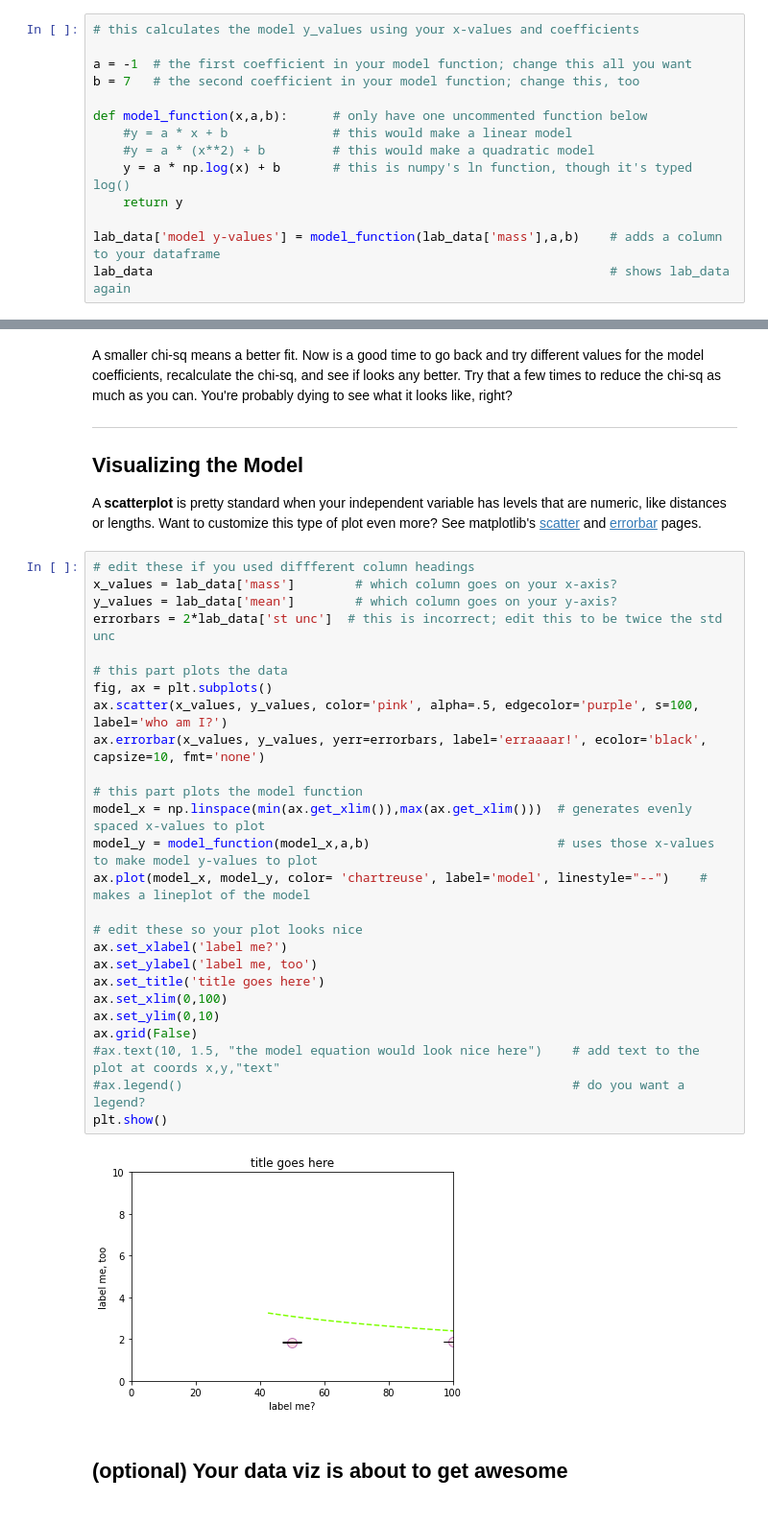
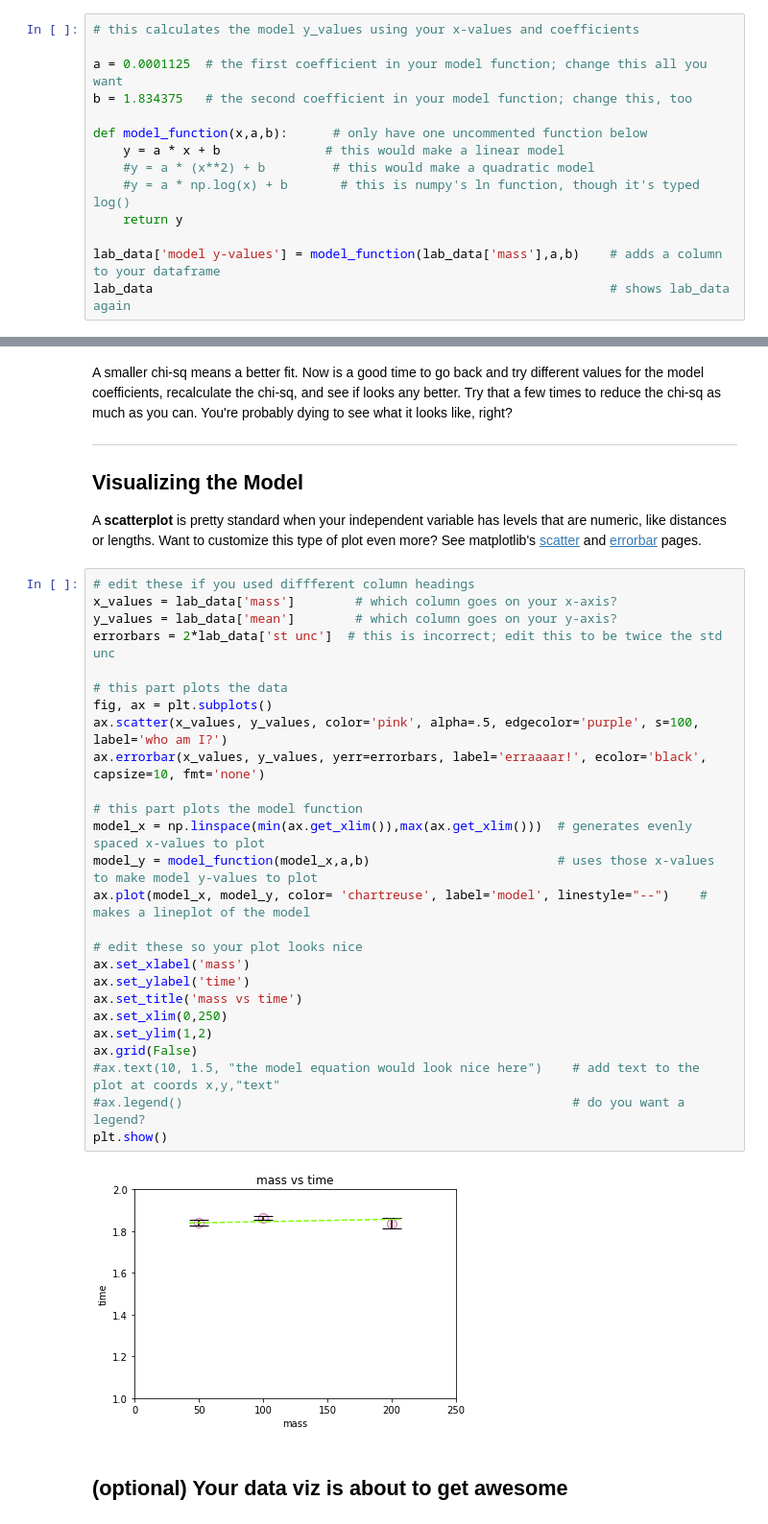
Before and after one commit to anaghpatel/OSINTCTF, a Jupyter notebook: fitting_a_model.ipynb, the cells around one changed output, grey strips where cells are left out. Shown at 96% size. Cells and saved outputs as stored; diff of their text form.

```diff
--- a/fitting_a_model.ipynb
+++ b/fitting_a_model.ipynb
@@ -72,13 +72,13 @@ That's the last of the intentional typos. The rest of the code will require you
 # %%
 # this calculates the model y_values using your x-values and coefficients
 
-a = -1  # the first coefficient in your model function; change this all you want
-b = 7   # the second coefficient in your model function; change this, too
+a = 0.0001125  # the first coefficient in your model function; change this all you want
+b = 1.834375   # the second coefficient in your model function; change this, too
 
 def model_function(x,a,b):      # only have one uncommented function below
-    #y = a * x + b              # this would make a linear model
+    y = a * x + b              # this would make a linear model
     #y = a * (x**2) + b         # this would make a quadratic model
-    y = a * np.log(x) + b       # this is numpy's ln function, though it's typed log()
+    #y = a * np.log(x) + b       # this is numpy's ln function, though it's typed log()
     return y
 
 lab_data['model y-values'] = model_function(lab_data['mass'],a,b)    # adds a column to your dataframe
@@ -115,31 +115,31 @@ A **scatterplot** is pretty standard when your independent variable has levels t
 # %%
 # edit these if you used diffferent column headings
 x_values = lab_data['mass']        # which column goes on your x-axis?
 y_values = lab_data['mean']        # which column goes on your y-axis?
 errorbars = 2*lab_data['st unc']  # this is incorrect; edit this to be twice the std unc
 
 # this part plots the data
 fig, ax = plt.subplots()
 ax.scatter(x_values, y_values, color='pink', alpha=.5, edgecolor='purple', s=100, label='who am I?')
 ax.errorbar(x_values, y_values, yerr=errorbars, label='erraaaar!', ecolor='black', capsize=10, fmt='none')
 
 # this part plots the model function
 model_x = np.linspace(min(ax.get_xlim()),max(ax.get_xlim()))  # generates evenly spaced x-values to plot
 model_y = model_function(model_x,a,b)                         # uses those x-values to make model y-values to plot
 ax.plot(model_x, model_y, color= 'chartreuse', label='model', linestyle="--")    # makes a lineplot of the model
 
 # edit these so your plot looks nice
-ax.set_xlabel('label me?')
-ax.set_ylabel('label me, too')
-ax.set_title('title goes here')
-ax.set_xlim(0,100)
-ax.set_ylim(0,10)
+ax.set_xlabel('mass')
+ax.set_ylabel('time')
+ax.set_title('mass vs time')
+ax.set_xlim(0,250)
+ax.set_ylim(1,2)
 ax.grid(False)
 #ax.text(10, 1.5, "the model equation would look nice here")    # add text to the plot at coords x,y,"text"
 #ax.legend()                                                    # do you want a legend?
 plt.show()
 # %% [output]
-[figure, old version]
+[figure, new version]
 # %% [markdown]
 ## (optional) Your data viz is about to get awesome
 # %%
```
Also changed, not shown: parts of 4 cells of this notebook.
